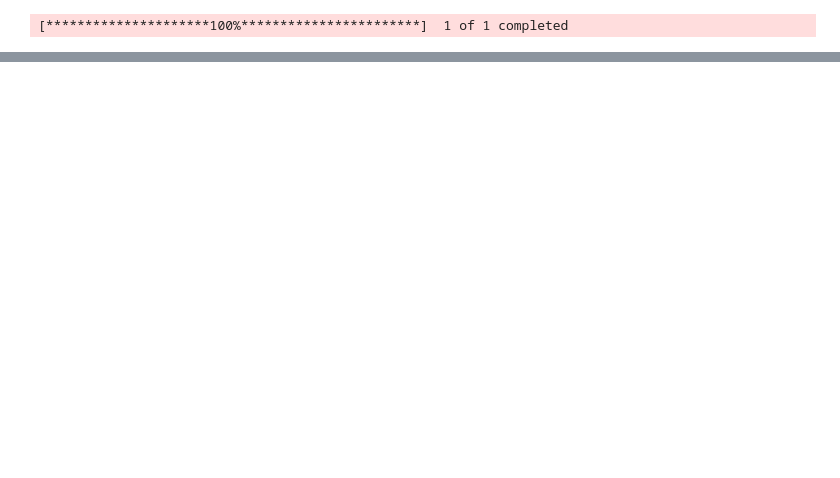
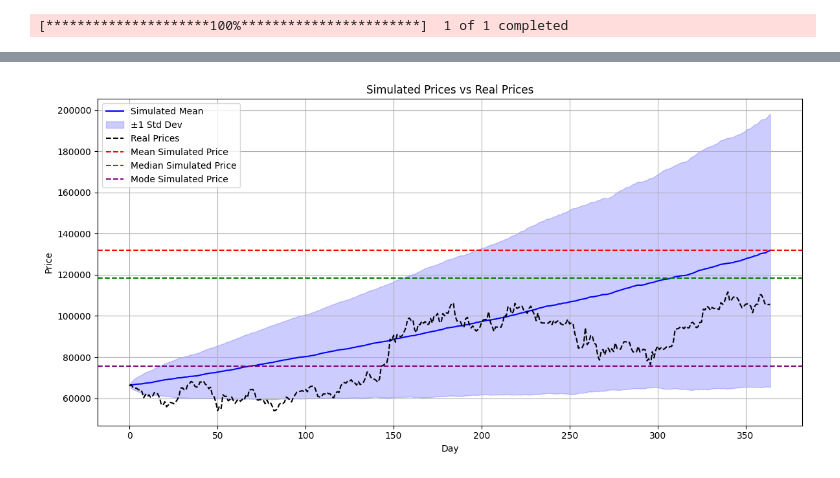
Before and after one commit to jaunceymyles/MonteCarloSimulations, a Jupyter notebook: montecarlobasic.ipynb, the cells around one changed output, grey strips where cells are left out. Drawn from its saved outputs; the diff is of its cells as text; code cells hidden in the pictures; blank space fills up the shorter version.

```diff
--- a/montecarlobasic.ipynb
+++ b/montecarlobasic.ipynb
@@ -133,0 +139,35 @@ Kurtosis: 7.090423449374256
+# %%
+simulated_row_avg = simulated_pricesdf.mean(axis=1)
+simulated_row_std = simulated_pricesdf.std(axis=1)
+
+real_prices = data['Close'][366:].values
+# %%
+days = np.arange(365)
+
+plt.figure(figsize=(12, 6))
+
+# Plot simulated mean
+plt.plot(days, simulated_row_avg, label='Simulated Mean', color='blue')
+
+# Shaded area for ±1 std dev
+plt.fill_between(days,
+                 simulated_row_avg - simulated_row_std,
+                 simulated_row_avg + simulated_row_std,
+                 color='blue', alpha=0.2, label='±1 Std Dev')
+
+# Plot real prices
+plt.plot(days, real_prices, label='Real Prices', color='black', linestyle='--')
+plt.axhline(y=mean_val, color='red', linestyle='--', label='Mean Simulated Price')
+plt.axhline(y=median_val, color='green', linestyle='--', label='Median Simulated Price')
+plt.axhline(y=hist_mode, color='purple', linestyle='--', label='Mode Simulated Price')
+
+# Labels and legend
+plt.title('Simulated Prices vs Real Prices')
+plt.xlabel('Day')
+plt.ylabel('Price')
+plt.legend()
+plt.grid(True)
+plt.tight_layout()
+plt.show()
+# %% [output]
+[figure, added]
```
Also changed, not shown: parts of 10 cells of this notebook.
